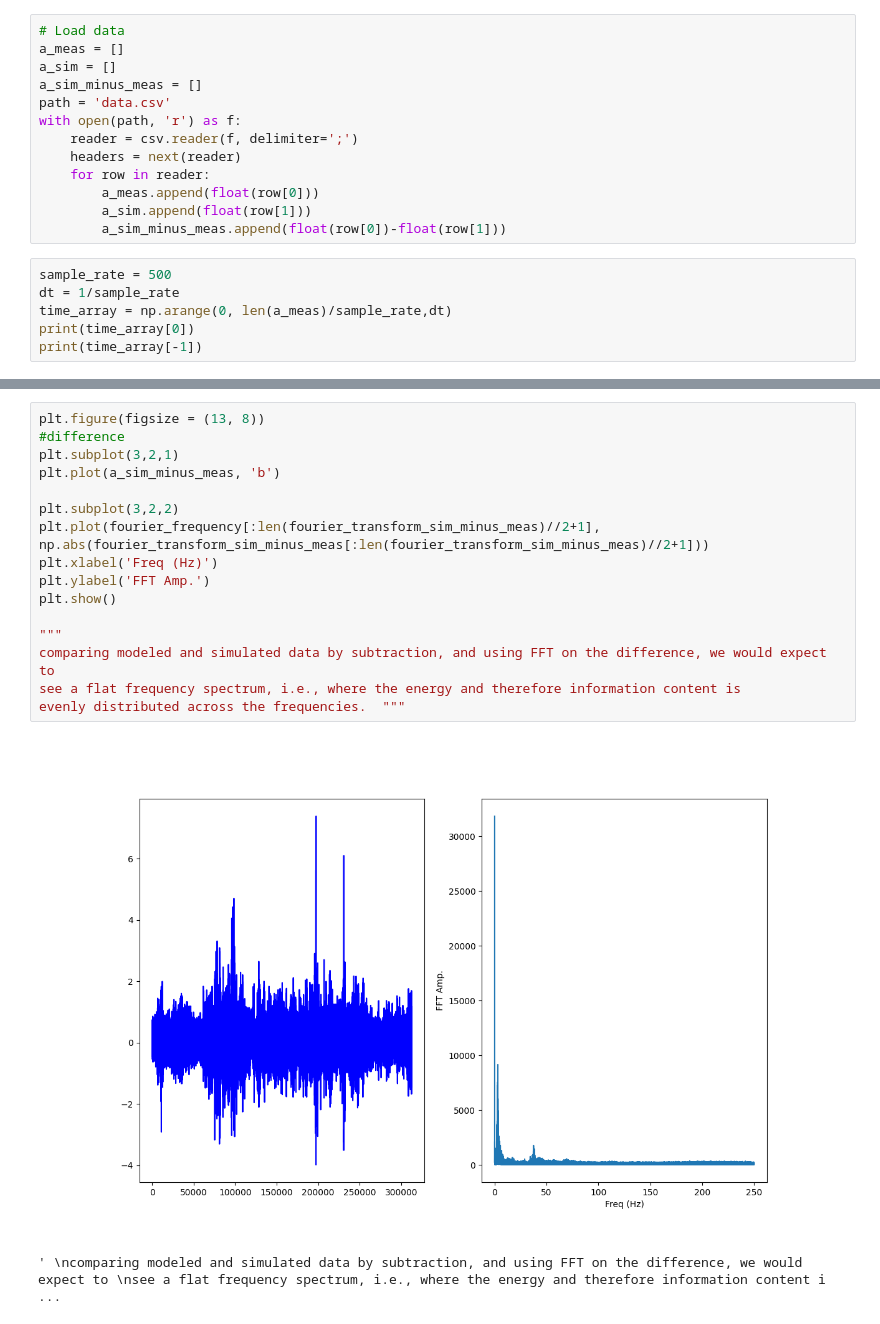
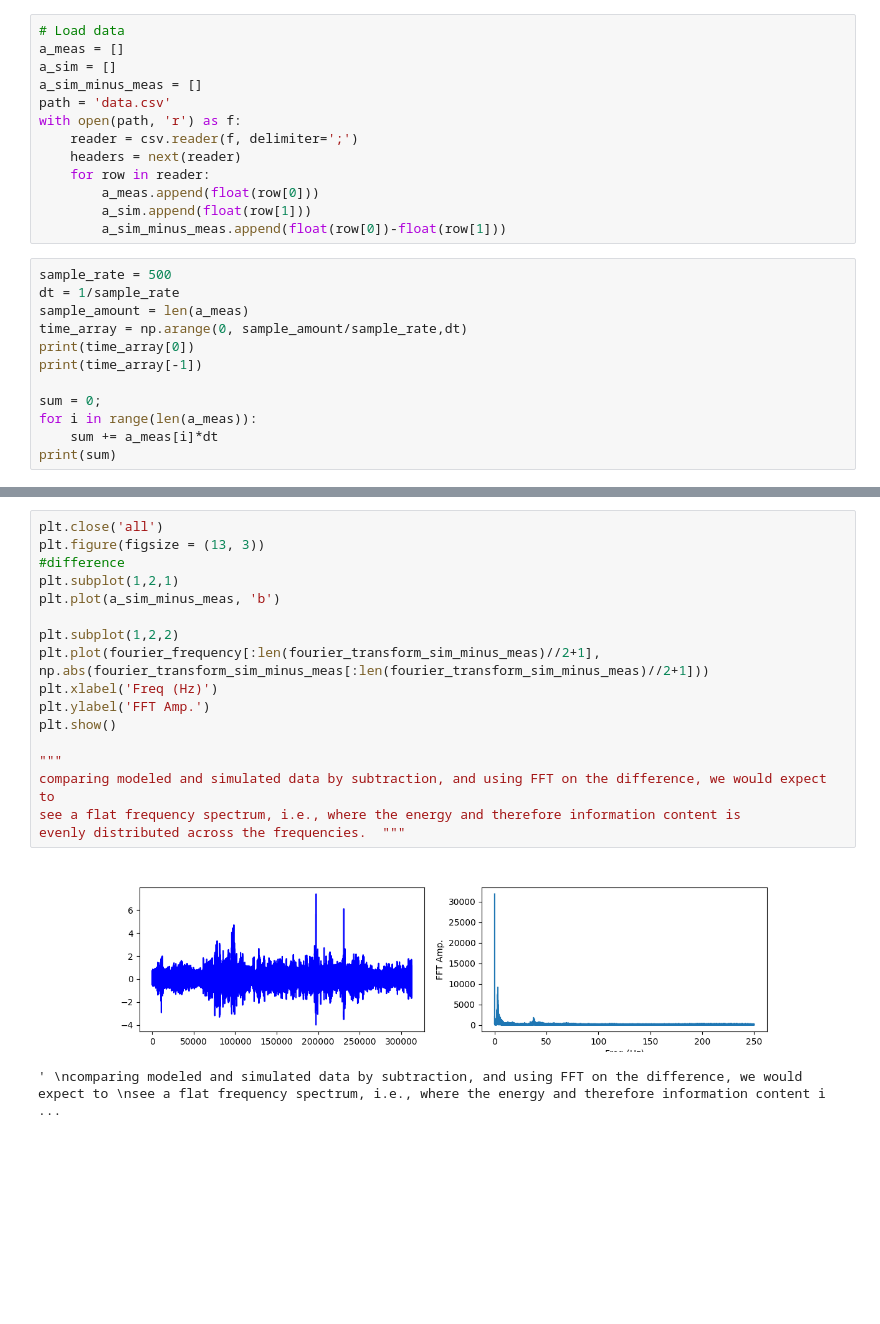
Before and after one commit to larsRikard/Machine-learning-and-sensor-technology, a Jupyter notebook: Assignment 1/Railroad predictive maintenance.ipynb, the cells around one changed output, grey strips where cells are left out. Drawn from its saved outputs; the diff is of its cells as text; blank space fills up the shorter version.

```diff
--- a/Assignment 1/Railroad predictive maintenance.ipynb
+++ b/Assignment 1/Railroad predictive maintenance.ipynb
@@ -22,9 +22,15 @@ with open(path, 'r') as f:
 # %%
 sample_rate = 500
 dt = 1/sample_rate
-time_array = np.arange(0, len(a_meas)/sample_rate,dt)
+sample_amount = len(a_meas)
+time_array = np.arange(0, sample_amount/sample_rate,dt)
 print(time_array[0])
 print(time_array[-1])
+
+sum = 0;
+for i in range(len(a_meas)):
+    sum += a_meas[i]*dt
+print(sum)
 # %% [output]
 0.0
 625.394
@@ -136,19 +143,20 @@ plt.show()
 # %%
-plt.figure(figsize = (13, 8))
+plt.close('all')
+plt.figure(figsize = (13, 3))
 #difference
-plt.subplot(3,2,1)
+plt.subplot(1,2,1)
 plt.plot(a_sim_minus_meas, 'b')
 
-plt.subplot(3,2,2)
+plt.subplot(1,2,2)
 plt.plot(fourier_frequency[:len(fourier_transform_sim_minus_meas)//2+1], np.abs(fourier_transform_sim_minus_meas[:len(fourier_transform_sim_minus_meas)//2+1]))
 plt.xlabel('Freq (Hz)')
 plt.ylabel('FFT Amp.')
 plt.show()
 
 """
 comparing modeled and simulated data by subtraction, and using FFT on the difference, we would expect to
 see a flat frequency spectrum, i.e., where the energy and therefore information content is
 evenly distributed across the frequencies.  """
 # %% [output]
-[figure, old version]
+[figure, new version]
 ' \ncomparing modeled and simulated data by subtraction, and using FFT on the difference, we would expect to \nsee a flat frequency spectrum, i.e., where the energy and therefore information content i ...
```
Also changed, not shown: parts of 4 cells of this notebook.
